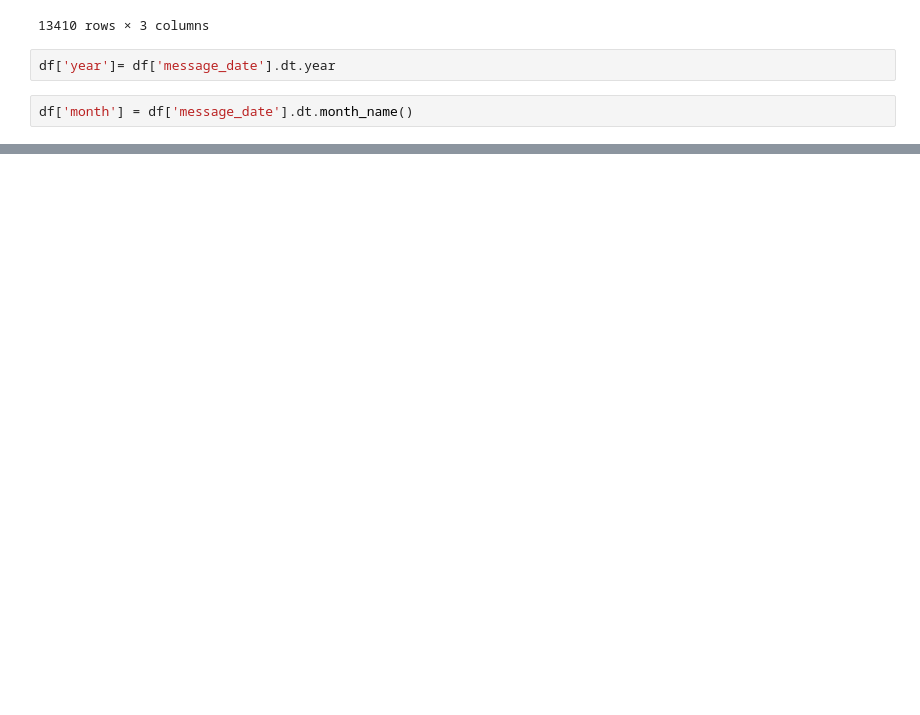
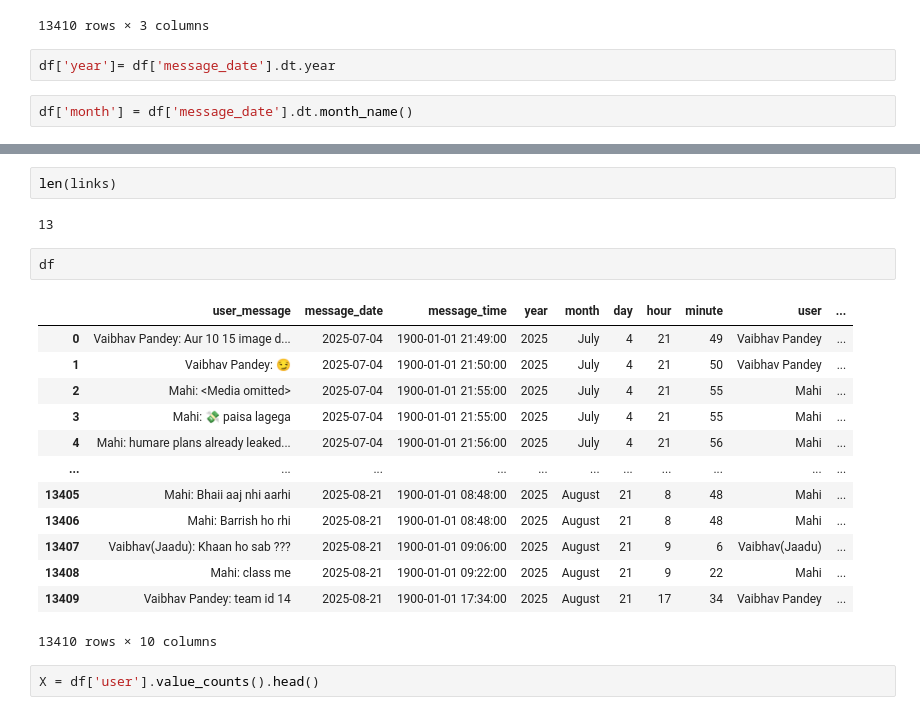
Before and after one commit to Mahitechlead/Chat_analyser, a Jupyter notebook: Whatsapp-chat-analyser.ipynb, the cells around one changed output, grey strips where cells are left out. Saved outputs shown, nothing was run; the diff lists cells and outputs as text; blank space fills up the shorter version.

```diff
--- a/Whatsapp-chat-analyser.ipynb
+++ b/Whatsapp-chat-analyser.ipynb
@@ -158,0 +250,22 @@ df.head()
+# %%
+len(links)
+# %% [output]
+13
+# %%
+df
+# %% [output]
+|  | user_message | message_date | message_time | year | month | day | hour | minute | user | ... |
+| 0 | Vaibhav Pandey: Aur 10 15 image d... | 2025-07-04 | 1900-01-01 21:49:00 | 2025 | July | 4 | 21 | 49 | Vaibhav Pandey | ... |
+| 1 | Vaibhav Pandey: 😏 | 2025-07-04 | 1900-01-01 21:50:00 | 2025 | July | 4 | 21 | 50 | Vaibhav Pandey | ... |
+| 2 | Mahi: <Media omitted> | 2025-07-04 | 1900-01-01 21:55:00 | 2025 | July | 4 | 21 | 55 | Mahi | ... |
+| 3 | Mahi: 💸 paisa lagega | 2025-07-04 | 1900-01-01 21:55:00 | 2025 | July | 4 | 21 | 55 | Mahi | ... |
+| 4 | Mahi: humare plans already leaked... | 2025-07-04 | 1900-01-01 21:56:00 | 2025 | July | 4 | 21 | 56 | Mahi | ... |
+| ... | ... | ... | ... | ... | ... | ... | ... | ... | ... | ... |
+| 13405 | Mahi: Bhaii aaj nhi aarhi | 2025-08-21 | 1900-01-01 08:48:00 | 2025 | August | 21 | 8 | 48 | Mahi | ... |
+| 13406 | Mahi: Barrish ho rhi | 2025-08-21 | 1900-01-01 08:48:00 | 2025 | August | 21 | 8 | 48 | Mahi | ... |
+| 13407 | Vaibhav(Jaadu): Khaan ho sab ??? | 2025-08-21 | 1900-01-01 09:06:00 | 2025 | August | 21 | 9 | 6 | Vaibhav(Jaadu) | ... |
+| 13408 | Mahi: class me | 2025-08-21 | 1900-01-01 09:22:00 | 2025 | August | 21 | 9 | 22 | Mahi | ... |
+| 13409 | Vaibhav Pandey: team id 14 | 2025-08-21 | 1900-01-01 17:34:00 | 2025 | August | 21 | 17 | 34 | Vaibhav Pandey | ... |
+13410 rows × 10 columns
+# %%
+X = df['user'].value_counts().head()
```
Also changed, not shown: parts of 13 cells of this notebook, 3 other files.
